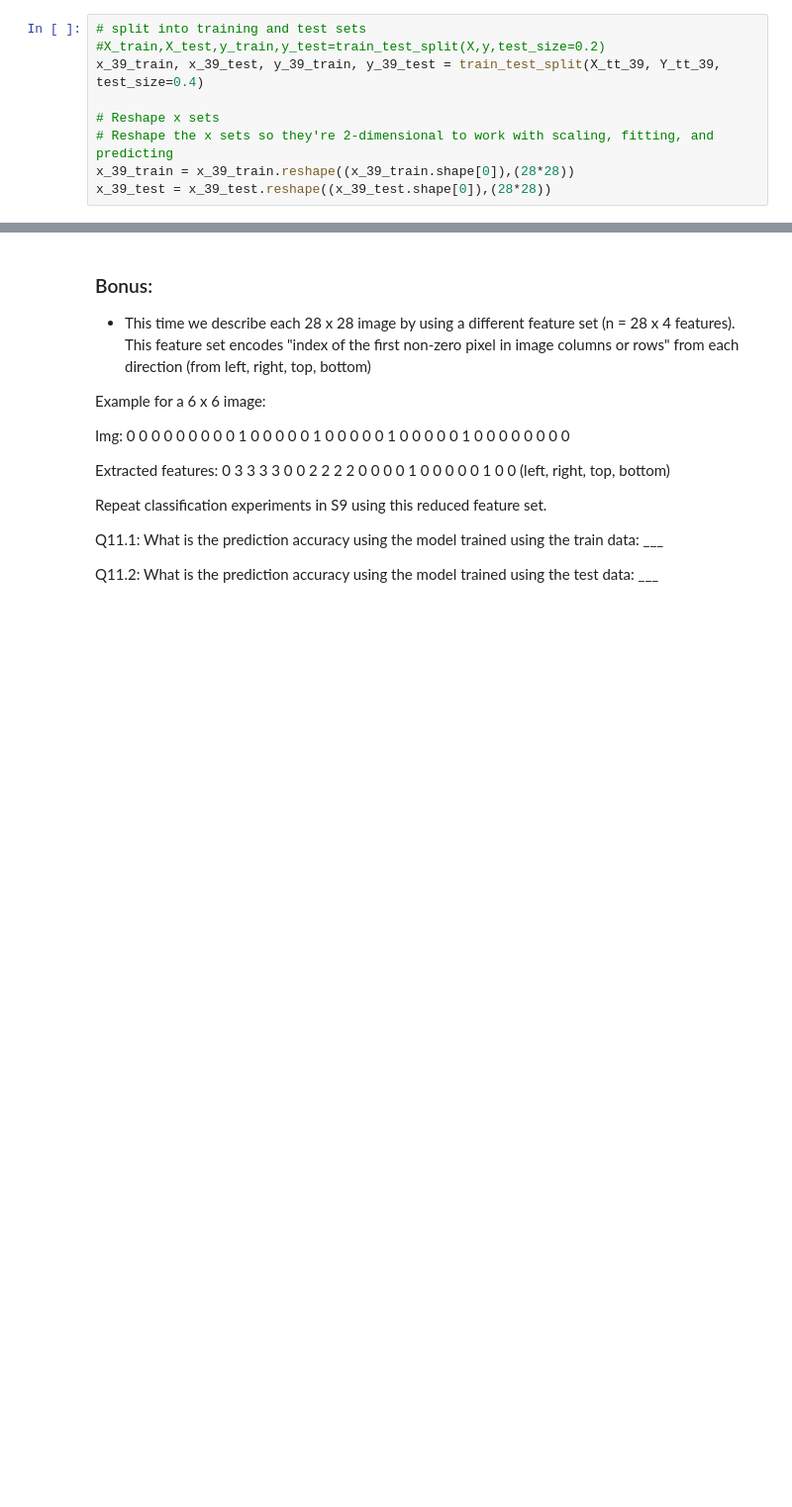
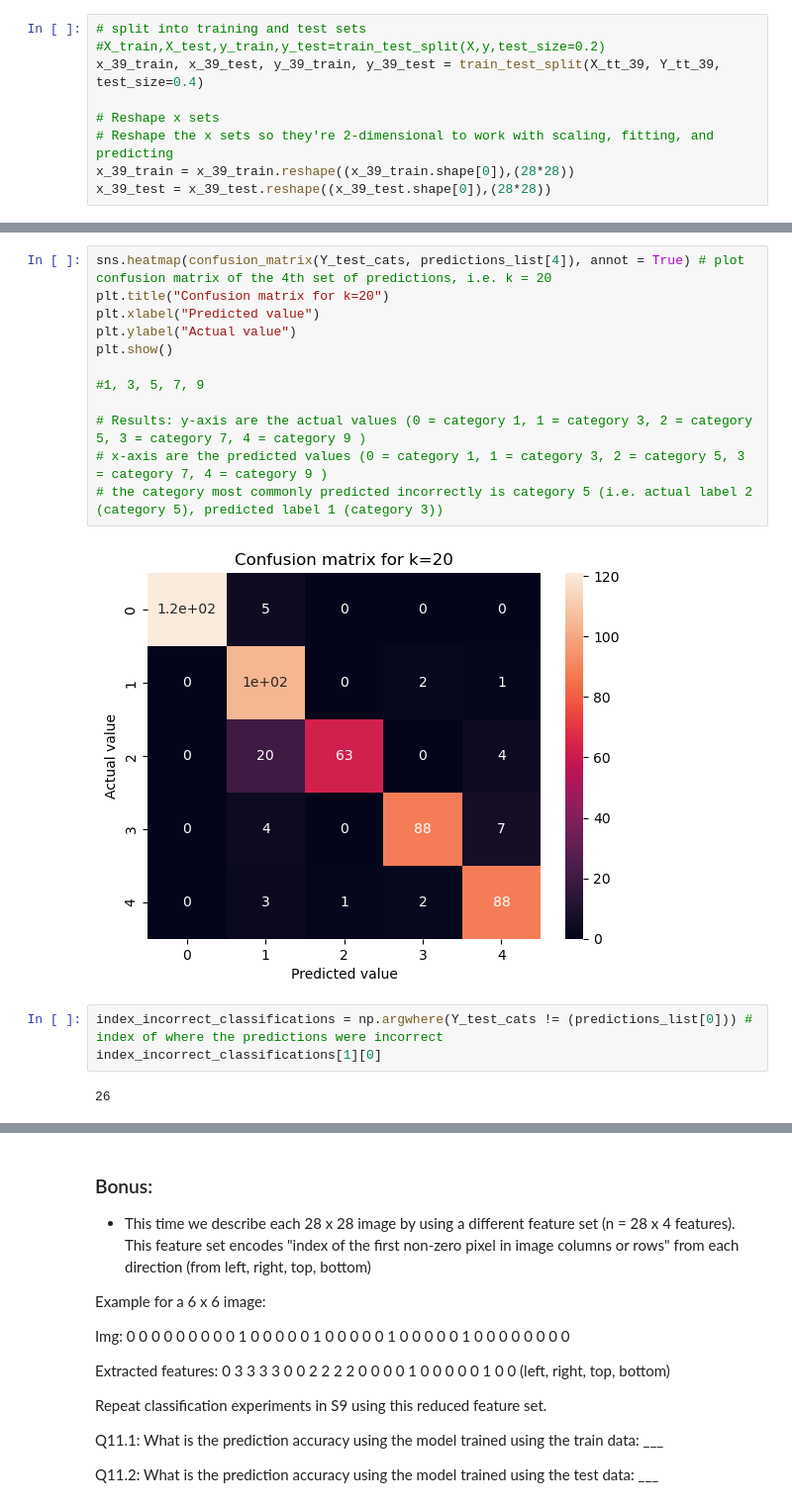
Before and after one commit to rradams/MUSA-650_Spring2023, a Jupyter notebook: HW1/MUSA650_Spring2023_HW1.ipynb, the cells around one changed output, grey strips where cells are left out. Shown: that part at 99% size. Cells and saved outputs as stored; diff of their text form; blank space fills up the shorter version.

```diff
--- a/HW1/MUSA650_Spring2023_HW1.ipynb
+++ b/HW1/MUSA650_Spring2023_HW1.ipynb
@@ -814,0 +906,19 @@ Q10.4: Visualize 5 mislabeled samples with their actual and predicted labels
+# %%
+sns.heatmap(confusion_matrix(Y_test_cats, predictions_list[4]), annot = True) # plot confusion matrix of the 4th set of predictions, i.e. k = 20
+plt.title("Confusion matrix for k=20")
+plt.xlabel("Predicted value")
+plt.ylabel("Actual value")
+plt.show()
+
+#1, 3, 5, 7, 9
+
+# Results: y-axis are the actual values (0 = category 1, 1 = category 3, 2 = category 5, 3 = category 7, 4 = category 9 )
+# x-axis are the predicted values (0 = category 1, 1 = category 3, 2 = category 5, 3 = category 7, 4 = category 9 )
+# the category most commonly predicted incorrectly is category 5 (i.e. actual label 2 (category 5), predicted label 1 (category 3))
+# %% [output]
+[figure, added]
+# %%
+index_incorrect_classifications = np.argwhere(Y_test_cats != (predictions_list[0])) # index of where the predictions were incorrect
+index_incorrect_classifications[1][0]
+# %% [output]
+26
```
Also changed, not shown: parts of 47 cells of this notebook.
